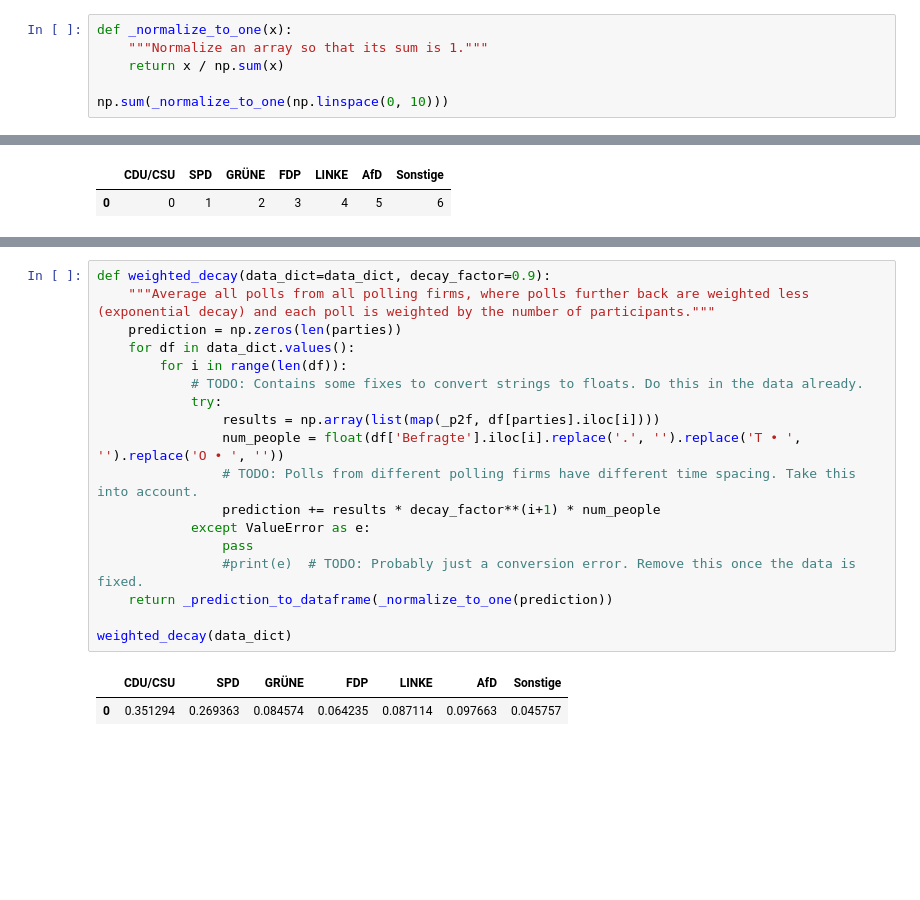
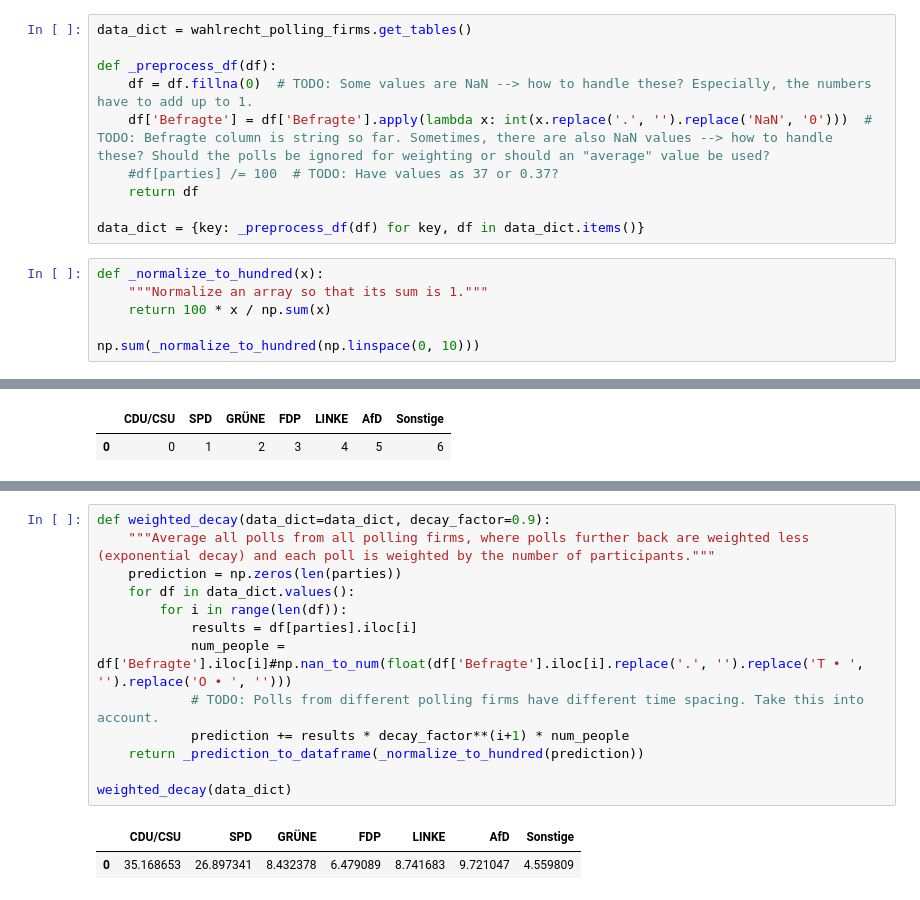
Before and after one commit to daveh19/foxy-predictor, a Jupyter notebook: models/models.ipynb, the cells around one changed output, grey strips where cells are left out. Drawn from its saved outputs; the diff is of its cells as text; blank space fills up the shorter version.

```diff
--- a/models/models.ipynb
+++ b/models/models.ipynb
@@ -12,9 +10,19 @@ data_dict = wahlrecht_polling_firms.get_tables()
 # %%
 parties = ['CDU/CSU', 'SPD', 'GRÜNE', 'FDP', 'LINKE', 'AfD', 'Sonstige']
+# %%
+data_dict = wahlrecht_polling_firms.get_tables()
+
+def _preprocess_df(df):
+    df = df.fillna(0)  # TODO: Some values are NaN --> how to handle these? Especially, the numbers have to add up to 1.
+    df['Befragte'] = df['Befragte'].apply(lambda x: int(x.replace('.', '').replace('NaN', '0')))  # TODO: Befragte column is string so far. Sometimes, there are also NaN values --> how to handle these? Should the polls be ignored for weighting or should an "average" value be used?
+    #df[parties] /= 100  # TODO: Have values as 37 or 0.37?
+    return df
+
+data_dict = {key: _preprocess_df(df) for key, df in data_dict.items()}
 # %%
-def _normalize_to_one(x):
+def _normalize_to_hundred(x):
     """Normalize an array so that its sum is 1."""
-    return x / np.sum(x)
+    return 100 * x / np.sum(x)
 
-np.sum(_normalize_to_one(np.linspace(0, 10)))
+np.sum(_normalize_to_hundred(np.linspace(0, 10)))
 # %% [output]
@@ -117,21 +238,16 @@ decay(data_dict)
 # %%
 def weighted_decay(data_dict=data_dict, decay_factor=0.9):
     """Average all polls from all polling firms, where polls further back are weighted less (exponential decay) and each poll is weighted by the number of participants."""
     prediction = np.zeros(len(parties))
     for df in data_dict.values():
         for i in range(len(df)):
-            # TODO: Contains some fixes to convert strings to floats. Do this in the data already.
-            try:
-                results = np.array(list(map(_p2f, df[parties].iloc[i])))
-                num_people = float(df['Befragte'].iloc[i].replace('.', '').replace('T • ', '').replace('O • ', ''))
-                # TODO: Polls from different polling firms have different time spacing. Take this into account.
-                prediction += results * decay_factor**(i+1) * num_people
-            except ValueError as e:
-                pass
-                #print(e)  # TODO: Probably just a conversion error. Remove this once the data is fixed.
-    return _prediction_to_dataframe(_normalize_to_one(prediction))
+            results = df[parties].iloc[i]
+            num_people = df['Befragte'].iloc[i]#np.nan_to_num(float(df['Befragte'].iloc[i].replace('.', '').replace('T • ', '').replace('O • ', '')))
+            # TODO: Polls from different polling firms have different time spacing. Take this into account.
+            prediction += results * decay_factor**(i+1) * num_people
+    return _prediction_to_dataframe(_normalize_to_hundred(prediction))
 
 weighted_decay(data_dict)
 # %% [output]
 |  | CDU/CSU | SPD | GRÜNE | FDP | LINKE | AfD | Sonstige |
-| 0 | 0.351294 | 0.269363 | 0.084574 | 0.064235 | 0.087114 | 0.097663 | 0.045757 |
+| 0 | 35.168653 | 26.897341 | 8.432378 | 6.479089 | 8.741683 | 9.721047 | 4.559809 |
```
Also changed, not shown: parts of 31 cells of this notebook, 1 other file.
